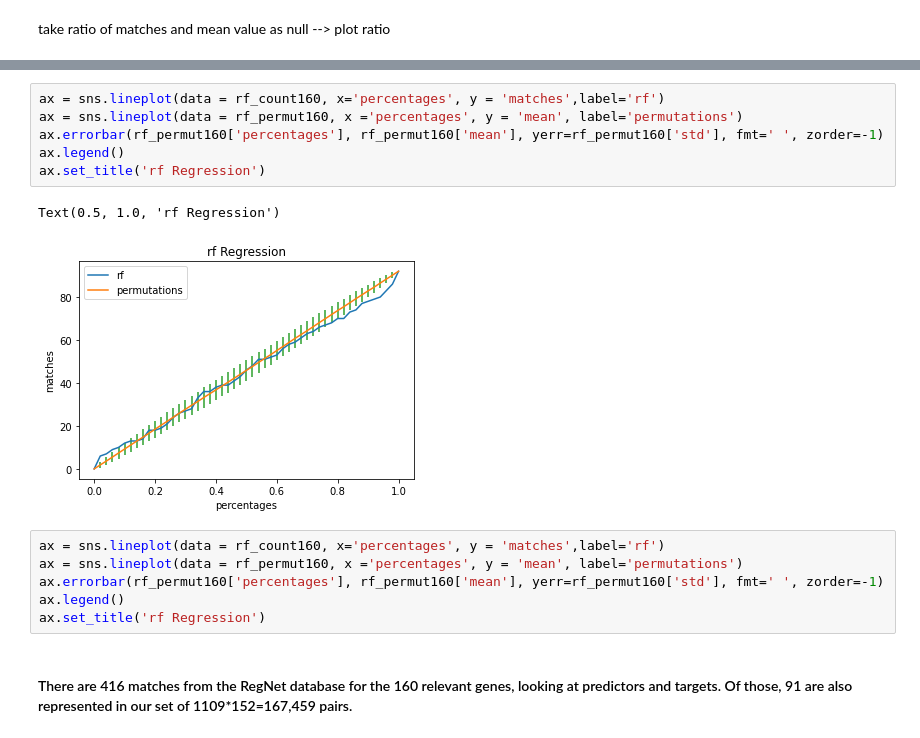
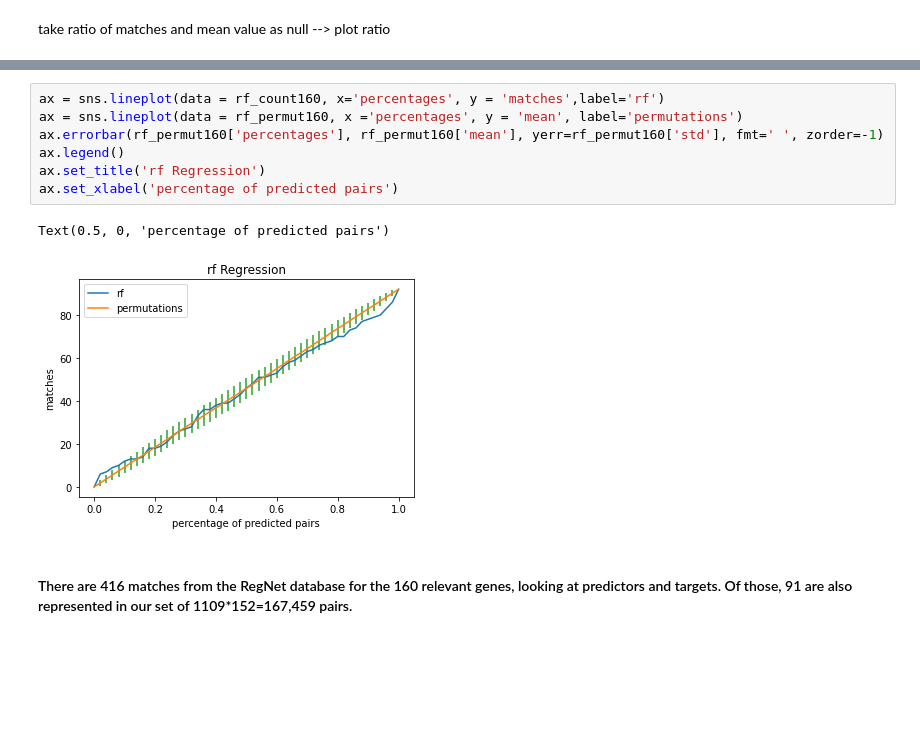
Before and after one commit to antschum/thesis, a Jupyter notebook: GeneAnalysis.ipynb, the cells around one changed output, grey strips where cells are left out. Cells and saved outputs as stored; diff of their text form; blank space fills up the shorter version.

```diff
--- a/GeneAnalysis.ipynb
+++ b/GeneAnalysis.ipynb
@@ -175,18 +136,13 @@ ax.set_title('PLS Regression')
 # %%
 ax = sns.lineplot(data = rf_count160, x='percentages', y = 'matches',label='rf')
 ax = sns.lineplot(data = rf_permut160, x ='percentages', y = 'mean', label='permutations')
 ax.errorbar(rf_permut160['percentages'], rf_permut160['mean'], yerr=rf_permut160['std'], fmt=' ', zorder=-1)
 ax.legend()
 ax.set_title('rf Regression')
+ax.set_xlabel('percentage of predicted pairs')
 # %% [output]
-Text(0.5, 1.0, 'rf Regression')
+Text(0.5, 0, 'percentage of predicted pairs')
-[figure, old version]
+[figure, new version]
-# %%
-ax = sns.lineplot(data = rf_count160, x='percentages', y = 'matches',label='rf')
-ax = sns.lineplot(data = rf_permut160, x ='percentages', y = 'mean', label='permutations')
-ax.errorbar(rf_permut160['percentages'], rf_permut160['mean'], yerr=rf_permut160['std'], fmt=' ', zorder=-1)
-ax.legend()
-ax.set_title('rf Regression')
 # %% [markdown]
 #### There are 416 matches from the RegNet database for the 160 relevant genes, looking at predictors and targets. Of those, 91 are also represented in our set of 1109*152=167,459 pairs.
 # %% [markdown]
```
Also changed, not shown: parts of 51 cells of this notebook, 8 other files.
